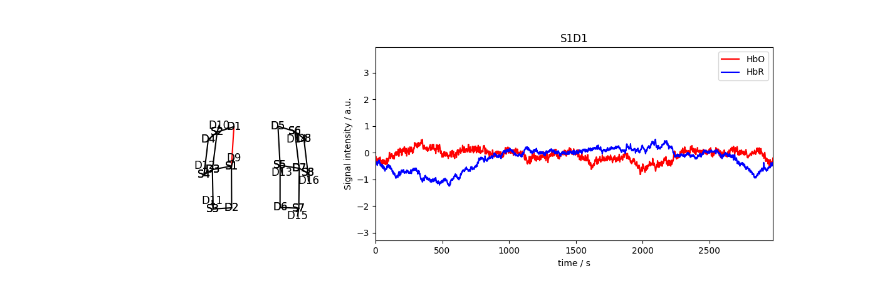
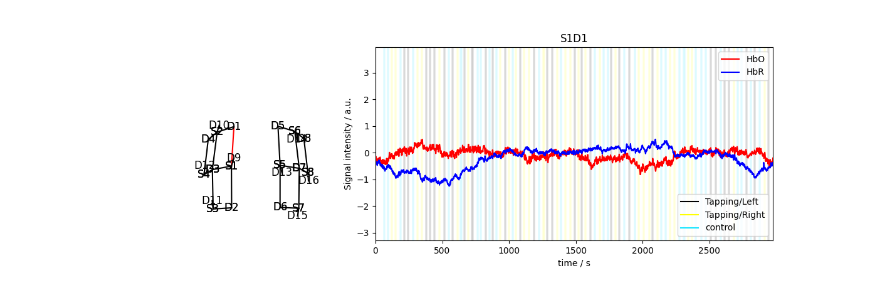
Before and after one commit to huppertt/pyNIRS_toolbox, a Jupyter notebook: examples/02_PipelineCreation.ipynb, the cells around one changed output. Drawn from its saved outputs; the diff is of its cells as text; code cells hidden in the pictures.

```diff
--- a/examples/02_PipelineCreation.ipynb
+++ b/examples/02_PipelineCreation.ipynb
@@ -22,13 +25,27 @@ rec = cedalion.datasets.get_fingertapping()
 # %%
 # Just like in AnalyzIR, you can string module objects together to make full pipelines
 
-job = prep.intensity_opticaldensity()
+job = pipelines.events.rename_stims()
+job.options['ListofChanges']={
+        "1.0": "control",
+        "2.0": "Tapping/Left",
+        "3.0": "Tapping/Right",
+        "15.0": "start marker",
+    }
+
+job = pipelines.events.remove_stims(job)
+job.options['ListtoRemove']=["start marker"]
+
+job = pipelines.preproccessing.intensity_opticaldensity(job)
+
 #job = filters.bandpass_filter(job)
-job = prep.mbll(job)
-job =prep.resample(job)
+
+job = pipelines.preproccessing.mbll(job)
+job =pipelines.preproccessing.resample(job)
 job.options['Fs']=1
-job = moco.TDDR(job)
-job = stats.GLM(job)
+
+job = pipelines.motion_correction.TDDR(job)
+job = pipelines.glm.GLM(job)
 job.options['noise_model']='ar_irls'
 
 rec=job.run(rec)
@@ -45,5 +79,5 @@ job.set_all_options(options)
 # %%
 # This is my drawing code that gives a Homer-like GUI interface in the ipynb environment
-nirs_show(rec,'conc')
+nirs_show(rec,'conc',show_stim=True)
 # %% [output]
-[figure, old version]
+[figure, new version]
```
Also changed, not shown: parts of 7 cells of this notebook, 51 other files.
